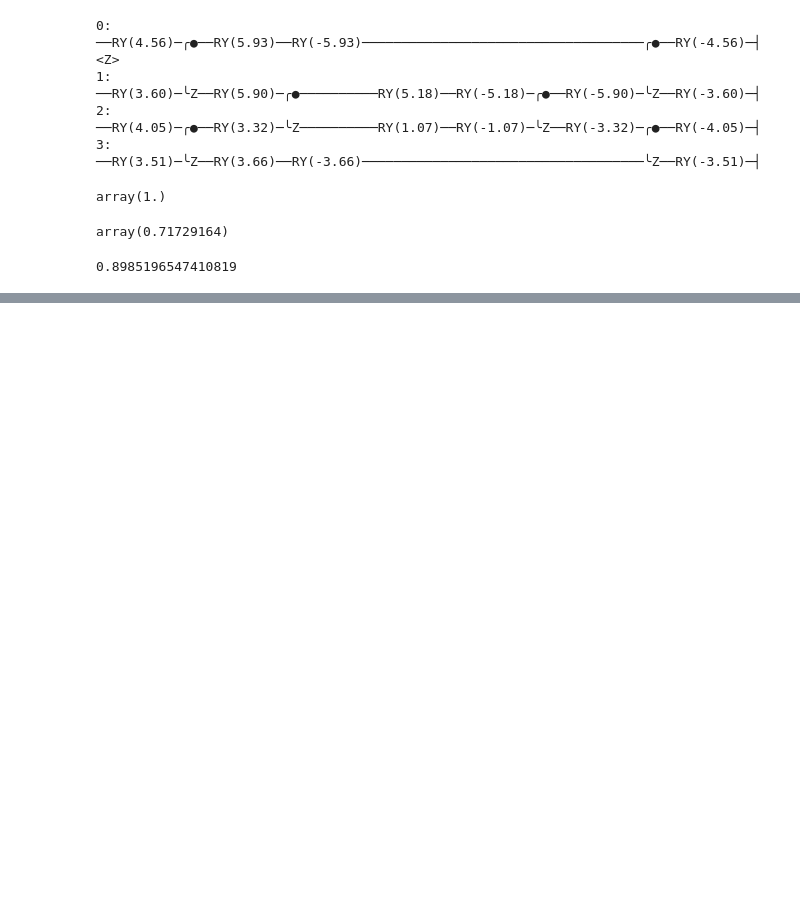
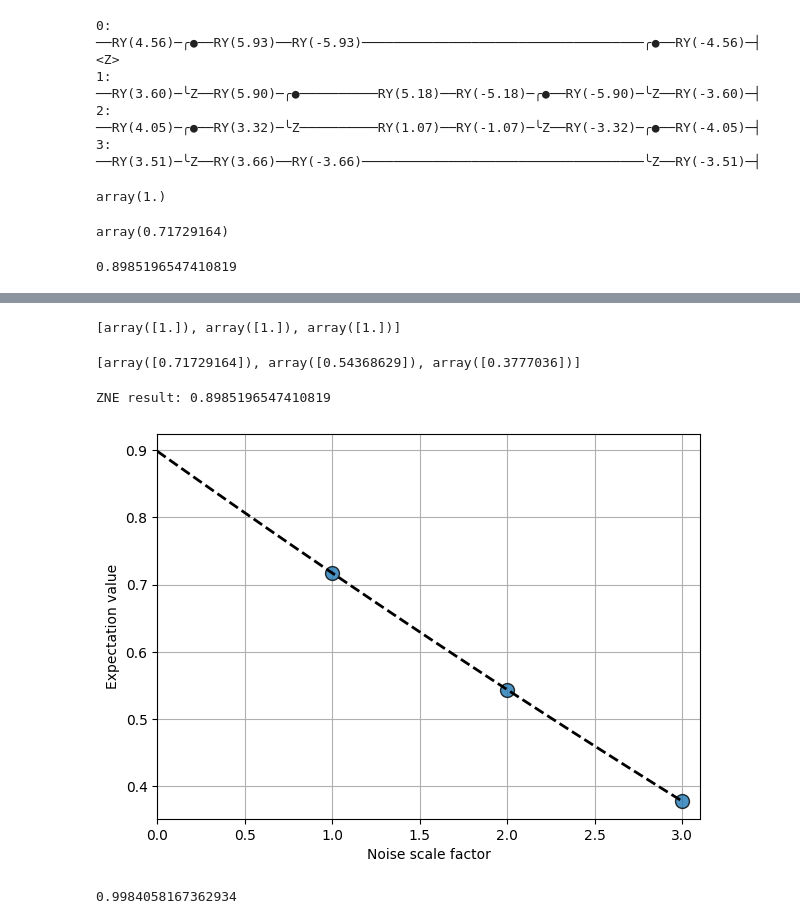
Before and after one commit to andy0000-droid/Quantum, a Jupyter notebook: mitigation.ipynb, the cells around one changed output, grey strips where cells are left out. Cells and saved outputs as stored; diff of their text form; code cells hidden in the pictures; blank space fills up the shorter version.

```diff
--- a/mitigation.ipynb
+++ b/mitigation.ipynb
@@ -62,0 +67,7 @@ mitigated_qnode(w1, w2)
+# %%
+scale_factors = [1, 2, 3]
+folded_circuits = [fold_global(circuit, scale_factor=s) for s in scale_factors]
+
+for s, c in zip(scale_factors, folded_circuits):
+    print(f"Globally-folded circuit with a scale factor of {s}:")
+    print(qml.drawer.tape_text(c, decimals=2, max_length=80))
@@ -62,0 +108,29 @@ mitigated_qnode(w1, w2)
+# %%
+executor(folded_circuits, dev=dev_ideal)
+# %% [output]
+[array([1.]), array([1.]), array([1.])]
+# %%
+executor(folded_circuits, dev=dev_noisy)
+# %% [output]
+[array([0.71729164]), array([0.54368629]), array([0.3777036])]
+# %%
+# Evaluate noise-scaled expectation values
+noisy_expectation_values = executor(folded_circuits, dev=dev_noisy)
+
+# Initialize extrapolation method
+fac = RichardsonFactory(scale_factors)
+
+# Load data into extrapolation factory
+for x, y in zip(scale_factors, noisy_expectation_values):
+    fac.push({"scale_factor": x}, y)
+
+# Run extrapolation
+zero_noise = fac.reduce()
+
+print(f"ZNE result: {zero_noise[0]}")
+# %% [output]
+ZNE result: 0.8985196547410819
+# %%
+_ = fac.plot_fit()
+# %% [output]
+[figure, added]
@@ -62,0 +139,17 @@ mitigated_qnode(w1, w2)
+# %%
+from mitiq.zne.scaling import fold_gates_at_random as folding
+
+extrapolate = RichardsonFactory.extrapolate
+
+
+@mitigate_with_zne(scale_factors, folding, extrapolate, reps_per_factor=100)
+@qml.qnode(dev_noisy)
+def mitigated_qnode(w1, w2):
+    template(w1, w2, wires=range(n_wires))
+    qml.adjoint(template)(w1, w2, wires=range(n_wires))
+    return qml.expval(qml.PauliZ(0))
+
+
+mitigated_qnode(w1, w2)
+# %% [output]
+0.9984058167362934
```
Also changed, not shown: parts of 12 cells of this notebook, 1 other file.
